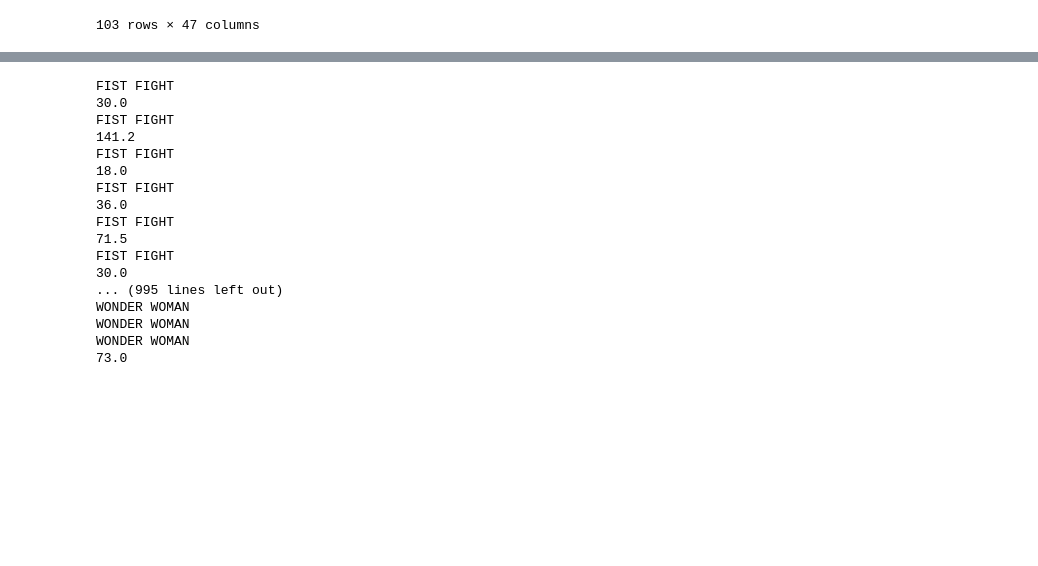
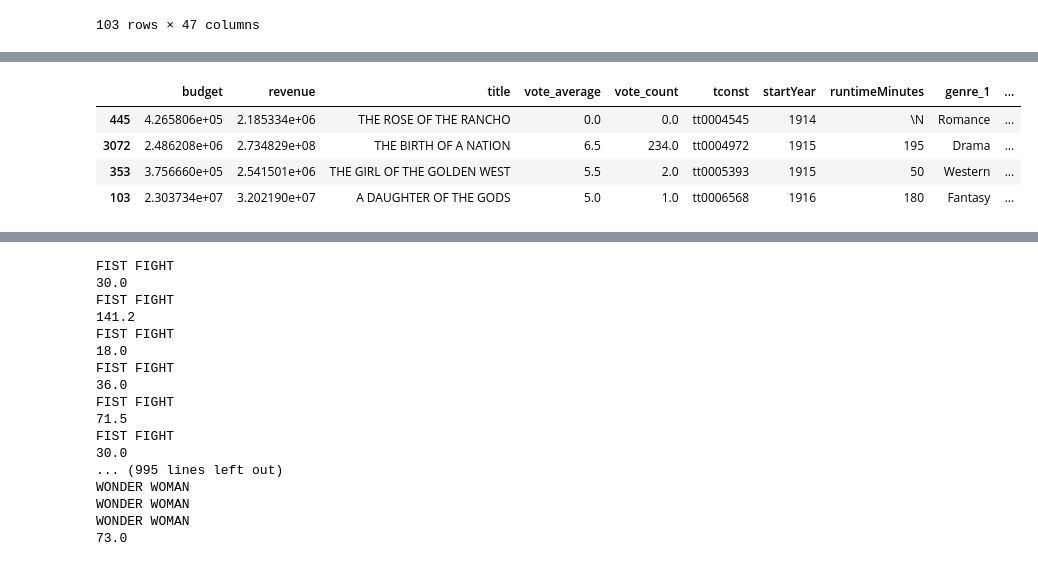
Before and after one commit to nsn116/Movie-Success-Predictor, a Jupyter notebook: data_preprocessing/Principals info.ipynb, the cells around one changed output, grey strips where cells are left out. Saved outputs shown, nothing was run; the diff lists cells and outputs as text; code cells hidden in the pictures; blank space fills up the shorter version.

```diff
--- a/data_preprocessing/Principals info.ipynb
+++ b/data_preprocessing/Principals info.ipynb
@@ -835,0 +965,8 @@ Wall time: 36.3 s
+# %%
+movies_encoded[movies_encoded['startYear'] < 1917]
+# %% [output]
+|  | budget | revenue | title | vote_average | vote_count | tconst | startYear | runtimeMinutes | genre_1 | ... |
+| 445 | 4.265806e+05 | 2.185334e+06 | THE ROSE OF THE RANCHO | 0.0 | 0.0 | tt0004545 | 1914 | \N | Romance | ... |
+| 3072 | 2.486208e+06 | 2.734829e+08 | THE BIRTH OF A NATION | 6.5 | 234.0 | tt0004972 | 1915 | 195 | Drama | ... |
+| 353 | 3.756660e+05 | 2.541501e+06 | THE GIRL OF THE GOLDEN WEST | 5.5 | 2.0 | tt0005393 | 1915 | 50 | Western | ... |
+| 103 | 2.303734e+07 | 3.202190e+07 | A DAUGHTER OF THE GODS | 5.0 | 1.0 | tt0006568 | 1916 | 180 | Fantasy | ... |
```
Also changed, not shown: parts of 17 cells of this notebook.
